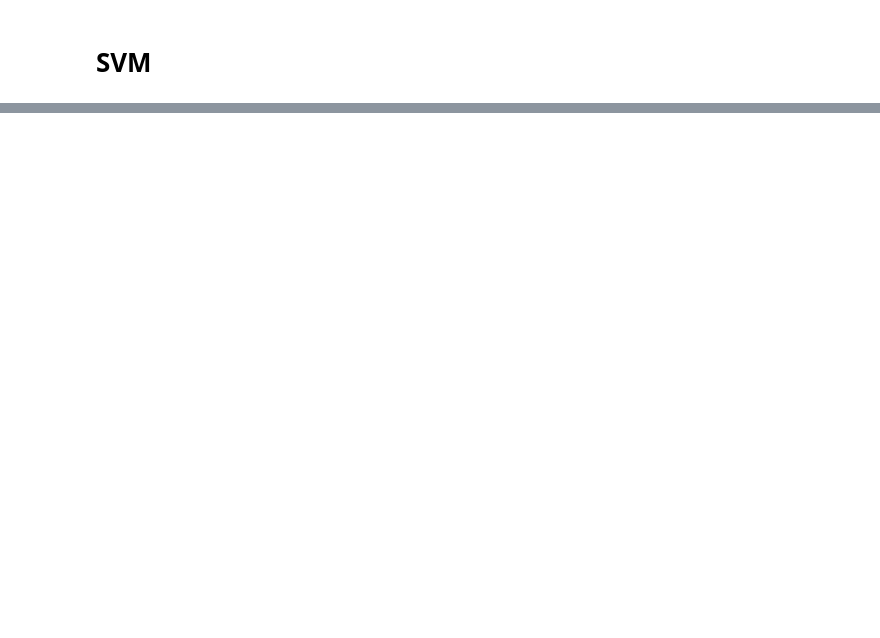
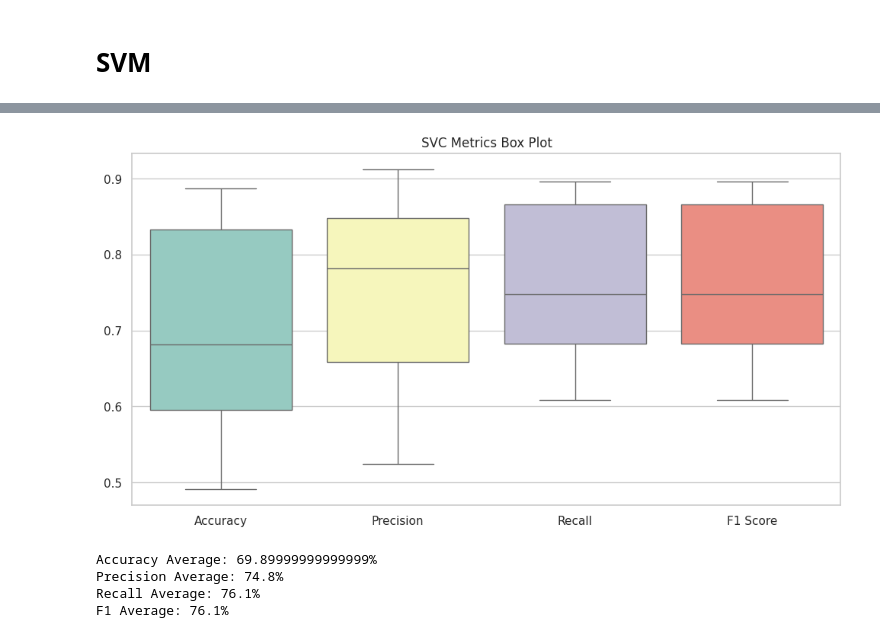
Before and after one commit to 13luiscabral13/AC, a Jupyter notebook: models.ipynb, the cells around one changed output, grey strips where cells are left out. Cells and saved outputs as stored; diff of their text form; code cells hidden in the pictures; blank space fills up the shorter version.

```diff
--- a/models.ipynb
+++ b/models.ipynb
@@ -217,7 +236,7 @@ recalls = []
 f1s = []
 model = RandomForestClassifier()
 
-for i in range(2, 11):
+for i in range(yearsInit, 11):
     train_years = range(1,i)
     test_year = i
 
@@ -326,7 +345,7 @@ recalls = []
 f1s = []
 model = SVC(kernel='linear')
 
-for i in range(5, 11):
+for i in range(yearsInit, 11):
     train_years = range(1,i)
     test_year = i
 
@@ -355,7 +374,7 @@ for i in range(5, 11):
             # Remove the row if there is no matching entry
             test_data.drop(index, inplace=True)
 
-    print(test_data)
+    #print(test_data)
 
     y_train = train_data['playoff']
     y_test = test_data['playoff']
@@ -418,21 +511,28 @@ See the caveats in the documentation: https://pandas.pydata.org/pandas-docs/stab
 # %%
 data = pd.DataFrame({'Accuracy': accuracies, 'Precision': precisions, 'Recall': recalls, 'F1 Score': f1s})
 # Create a box plot
 sns.set(style="whitegrid")
 plt.figure(figsize=(12, 6))
 
 plt.subplot(1, 1, 1)  # Create a single subplot for the box plot
 sns.boxplot(data=data, palette="Set3")
-plt.title("Random Forest Metrics Box Plot")
+plt.title("SVC Metrics Box Plot")
 
 plt.show()
+# %% [output]
+[figure, added]
 # %%
-accuracy_average = round(sum(accuracies)/9, 3)
-precision_average = round(sum(precisions)/9, 3)
-recall_average = round(sum(recalls)/9, 3)
-f1s_average = round(sum(f1s)/9, 3)
+accuracy_average = round(sum(accuracies)/len(accuracies), 3)
+precision_average = round(sum(precisions)/len(precisions), 3)
+recall_average = round(sum(recalls)/len(recalls), 3)
+f1s_average = round(sum(f1s)/len(f1s), 3)
 
 print(f"Accuracy Average: {accuracy_average*100}%")
 print(f"Precision Average: {precision_average*100}%")
 print(f"Recall Average: {recall_average*100}%")
 print(f"F1 Average: {f1s_average*100}%")
+# %% [output]
+Accuracy Average: 69.89999999999999%
+Precision Average: 74.8%
+Recall Average: 76.1%
+F1 Average: 76.1%
```
Also changed, not shown: parts of 17 cells of this notebook, 3 other files.
